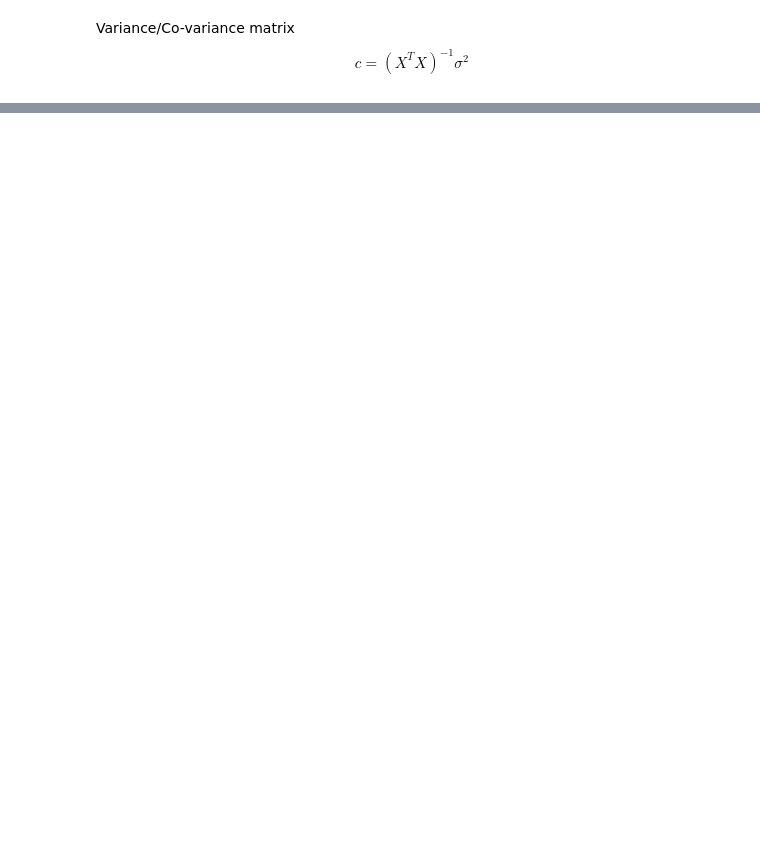
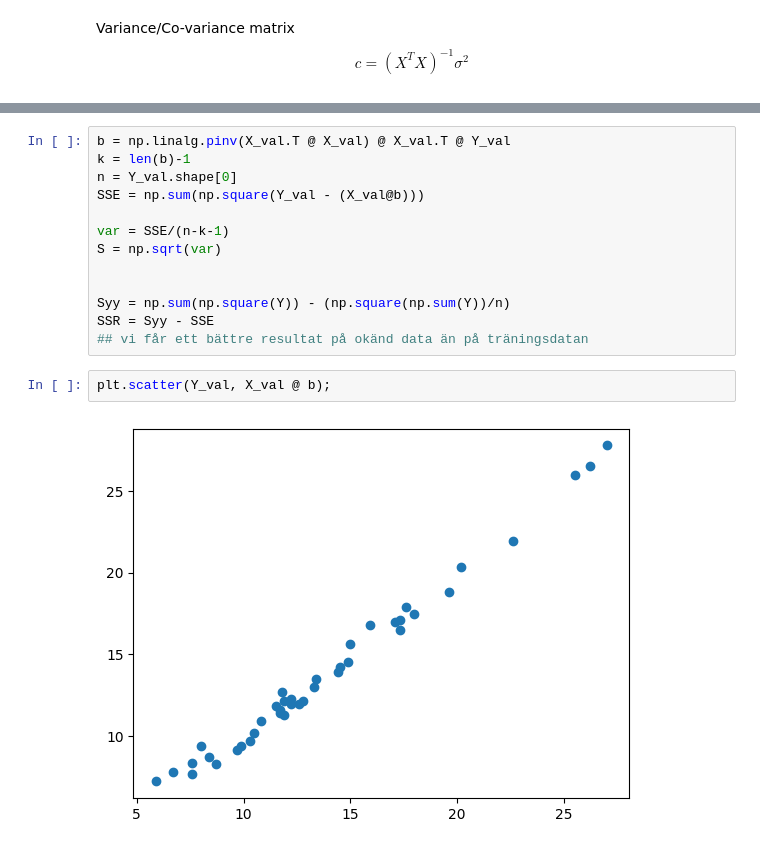
Before and after one commit to Adam-Teo/AT24-Statistiska-Metoder-Adam-Teodorsson, a Jupyter notebook: Exercises/L06.ipynb, the cells around one changed output, grey strips where cells are left out. Saved outputs shown, nothing was run; the diff lists cells and outputs as text; blank space fills up the shorter version.

```diff
--- a/Exercises/L06.ipynb
+++ b/Exercises/L06.ipynb
@@ -114,0 +191,17 @@ p_b3
+# %%
+b = np.linalg.pinv(X_val.T @ X_val) @ X_val.T @ Y_val
+k = len(b)-1
+n = Y_val.shape[0]
+SSE = np.sum(np.square(Y_val - (X_val@b)))
+
+var = SSE/(n-k-1)
+S = np.sqrt(var)
+
+
+Syy = np.sum(np.square(Y)) - (np.square(np.sum(Y))/n)
+SSR = Syy - SSE
+## vi får ett bättre resultat på okänd data än på träningsdatan
+# %%
+plt.scatter(Y_val, X_val @ b);
+# %% [output]
+[figure, added]
```
Also changed, not shown: parts of 10 cells of this notebook, 5 other files.
